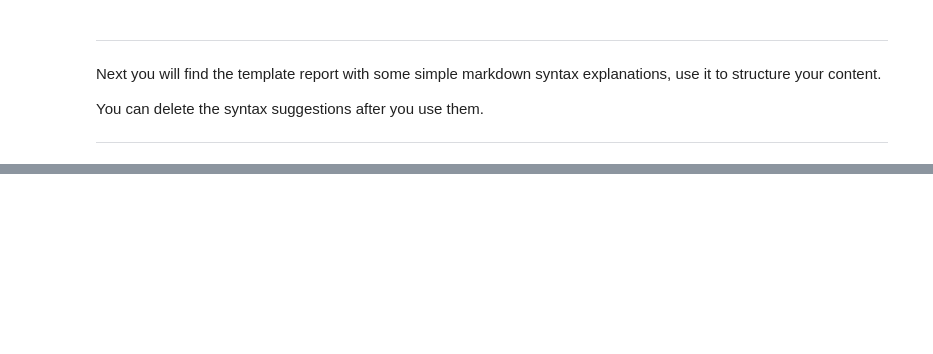
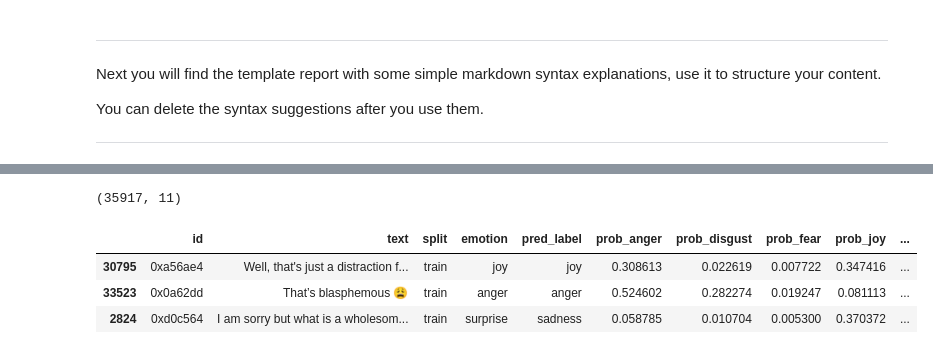
Before and after one commit to huang-chen-wei/DM2025-Lab2-Exercise, a Jupyter notebook: DM2025-Lab2-Homework.ipynb, the cells around one changed output, grey strips where cells are left out. Cells and saved outputs as stored; diff of their text form; code cells hidden in the pictures; blank space fills up the shorter version.

```diff
--- a/DM2025-Lab2-Homework.ipynb
+++ b/DM2025-Lab2-Homework.ipynb
@@ -1590,15 +0,0 @@ print("CUDA available:", torch.cuda.is_available())
-# %%
-# -----------------------------
-# 4. Load Model
-# -----------------------------
-from transformers import TFAutoModelForSequenceClassification
-model = TFAutoModelForSequenceClassification.from_pretrained(
-    "distilbert-base-uncased",
-    num_labels=len(set(y_train))
-)
-
-
-#model = AutoModelForSequenceClassification.from_pretrained(
-#    "distilbert-base-uncased",
-#    num_labels=len(set(y_train))
-#)
@@ -1894,0 +899,8 @@ KeyError: 'id'
+# %%
+df_train_distilroberta_base_pseudo = predict_with_probs(trainer=trainer,
+                                                        train_or_test_ds=train_ds_pseudo,
+                                                        train_or_test_df=train_df_pseudo,
+                                                        id2label=id2label)
+print(df_train_distilroberta_base_pseudo.shape)
+df_train_distilroberta_base_pseudo.head(3)
+# %% [output]
@@ -1894,0 +908,5 @@ KeyError: 'id'
+(35917, 11)
+|  | id | text | split | emotion | pred_label | prob_anger | prob_disgust | prob_fear | prob_joy | ... |
+| 30795 | 0xa56ae4 | Well, that's just a distraction f... | train | joy | joy | 0.308613 | 0.022619 | 0.007722 | 0.347416 | ... |
+| 33523 | 0x0a62dd | That’s blasphemous 😩 | train | anger | anger | 0.524602 | 0.282274 | 0.019247 | 0.081113 | ... |
+| 2824 | 0xd0c564 | I am sorry but what is a wholesom... | train | surprise | sadness | 0.058785 | 0.010704 | 0.005300 | 0.370372 | ... |
```
Also changed, not shown: parts of 124 cells of this notebook, 7 other files.
